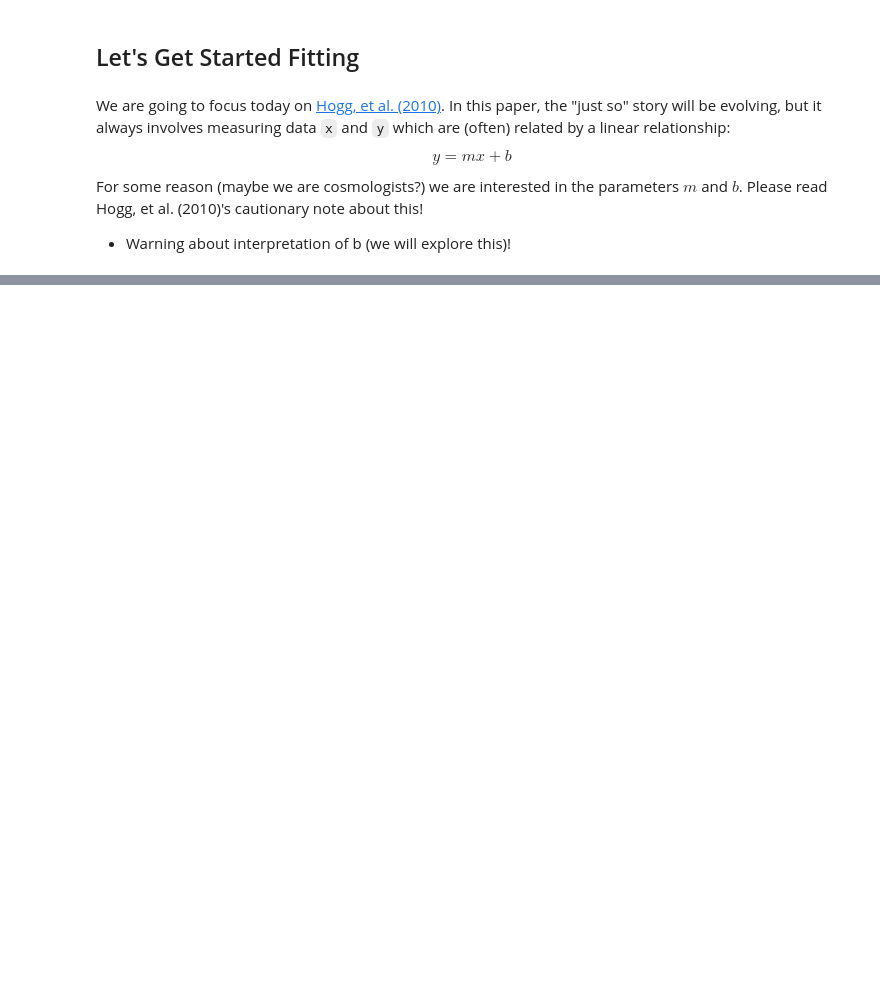
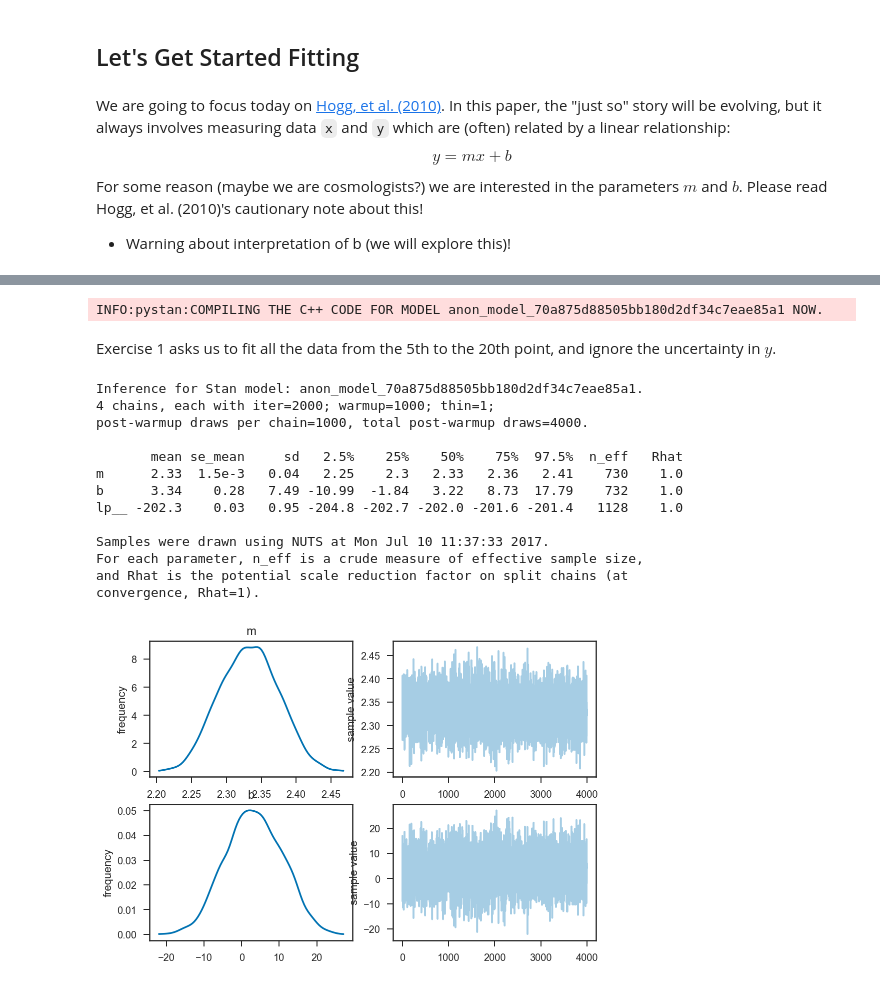
Before and after one commit to farr/GWDataAnalysisSummerSchool, a Jupyter notebook: lecture1/lecture1.ipynb, the cells around one changed output, grey strips where cells are left out. Saved outputs shown, nothing was run; the diff lists cells and outputs as text; code cells hidden in the pictures; blank space fills up the shorter version.

```diff
--- a/lecture1/lecture1.ipynb
+++ b/lecture1/lecture1.ipynb
@@ -38,0 +73,30 @@ table1 = genfromtxt('HoggTable1.tsv', names=True)
+# %%
+model = pystan.StanModel(file='linear_model.stan')
+# %% [output]
+INFO:pystan:COMPILING THE C++ CODE FOR MODEL anon_model_70a875d88505bb180d2df34c7eae85a1 NOW.
+# %% [markdown]
+Exercise 1 asks us to fit all the data from the 5th to the 20th point, and ignore the uncertainty in $y$.
+# %%
+ex1_data = {'npts': table1['x'][4:].shape[0],
+            'xs': table1['x'][4:],
+            'ys': table1['y'][4:],
+            'sigma_ys': table1['sigma_y'][4:]}
+# %%
+ex1_fit = model.sampling(data=ex1_data)
+ex1_fit.plot()
+ex1_fit
+# %% [output]
+Inference for Stan model: anon_model_70a875d88505bb180d2df34c7eae85a1.
+4 chains, each with iter=2000; warmup=1000; thin=1;
+post-warmup draws per chain=1000, total post-warmup draws=4000.
+
+       mean se_mean     sd   2.5%    25%    50%    75%  97.5%  n_eff   Rhat
+m      2.33  1.5e-3   0.04   2.25    2.3   2.33   2.36   2.41    730    1.0
+b      3.34    0.28   7.49 -10.99  -1.84   3.22   8.73  17.79    732    1.0
+lp__ -202.3    0.03   0.95 -204.8 -202.7 -202.0 -201.6 -201.4   1128    1.0
+
+Samples were drawn using NUTS at Mon Jul 10 11:37:33 2017.
+For each parameter, n_eff is a crude measure of effective sample size,
+and Rhat is the potential scale reduction factor on split chains (at
+convergence, Rhat=1).
+[figure, added]
```
Also changed, not shown: parts of 19 cells of this notebook, 1 other file.
